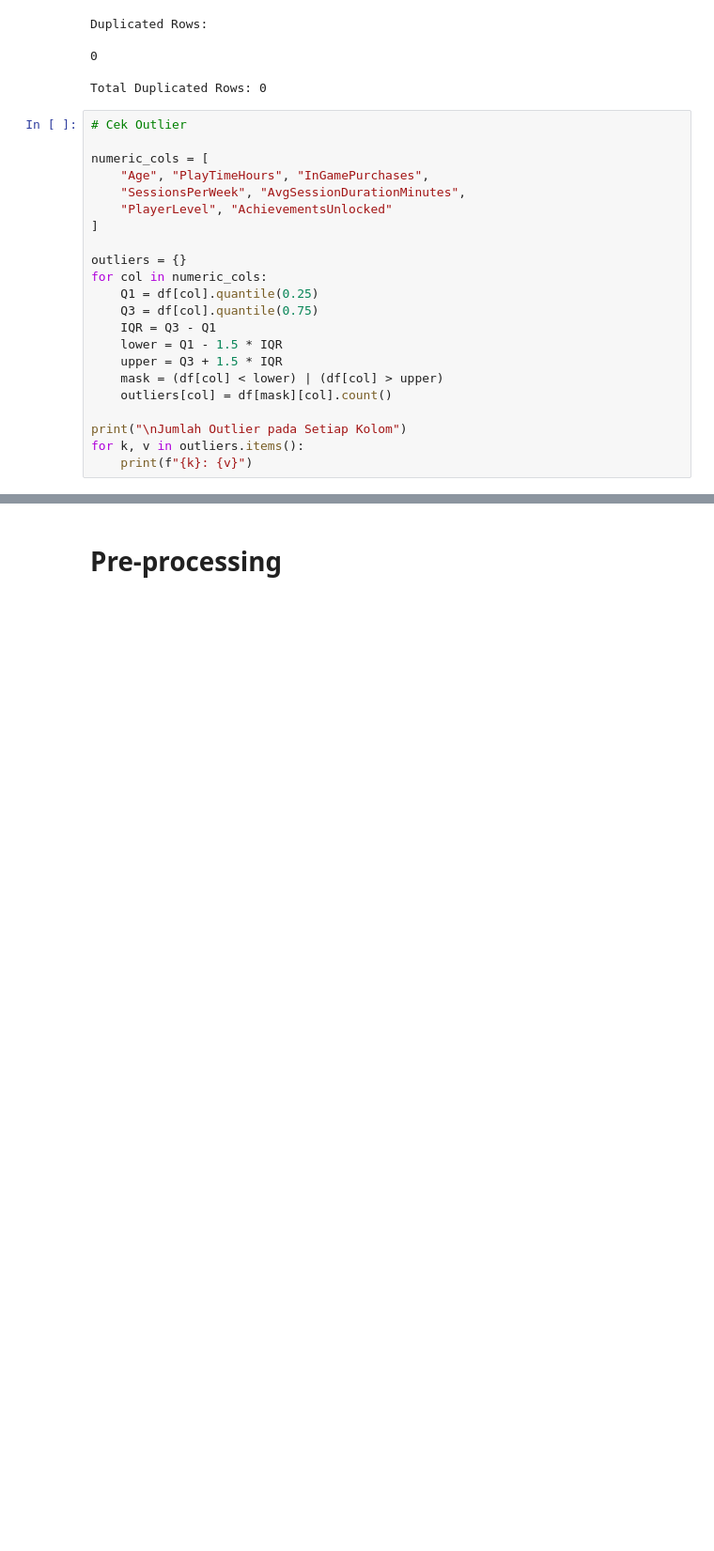
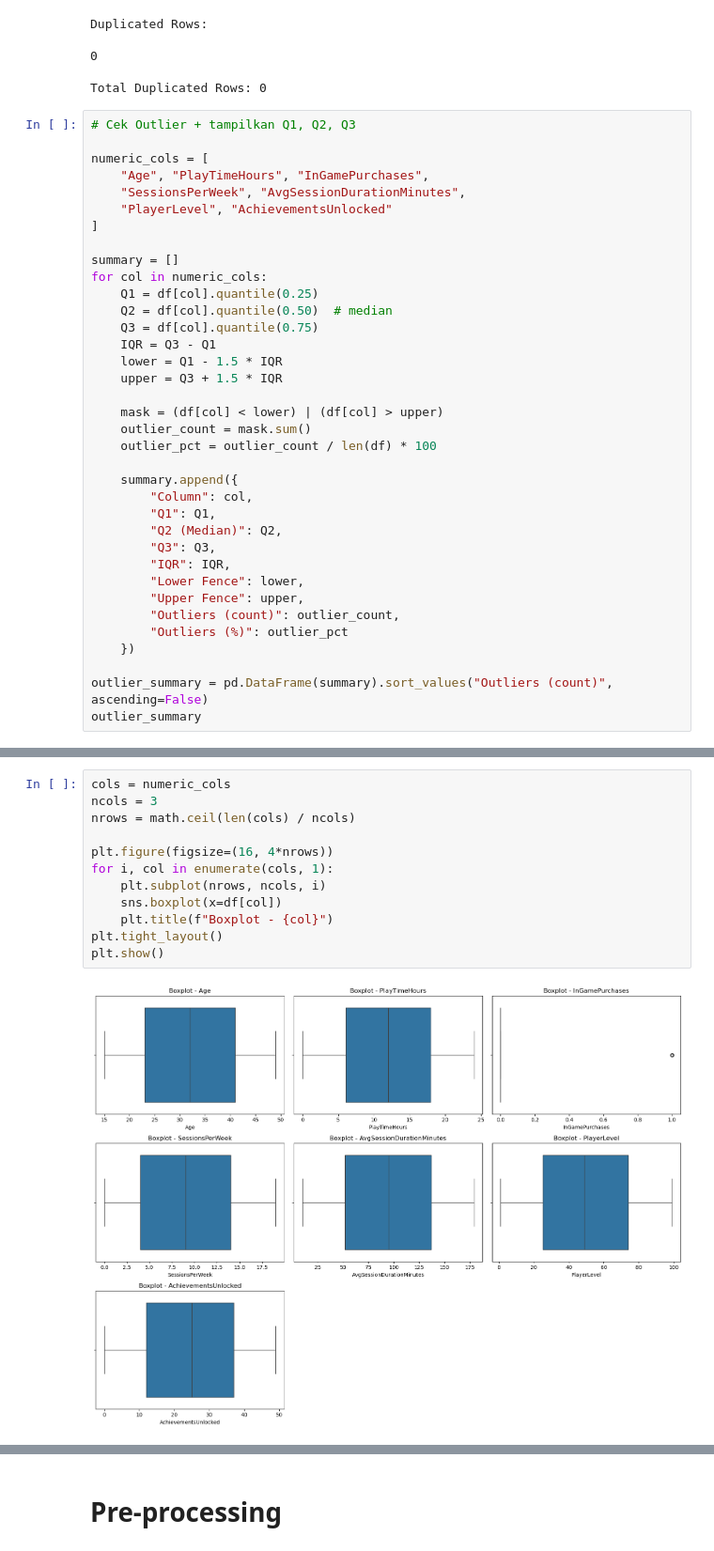
Before and after one commit to lutfialvarop/game-online-engagement, a Jupyter notebook: main.ipynb, the cells around one changed output, grey strips where cells are left out. Shown: that part at 94% size. Cells and saved outputs as stored; diff of their text form; blank space fills up the shorter version.

Commit message:
feat: add graphs to EDA

```diff
--- a/main.ipynb
+++ b/main.ipynb
@@ -162,7 +163,7 @@ Duplicated Rows:
 
 Total Duplicated Rows: 0
 # %%
-# Cek Outlier
+# Cek Outlier + tampilkan Q1, Q2, Q3
 
 numeric_cols = [
     "Age", "PlayTimeHours", "InGamePurchases",
@@ -170,17 +171,31 @@ numeric_cols = [
     "PlayerLevel", "AchievementsUnlocked"
 ]
 
-outliers = {}
+summary = []
 for col in numeric_cols:
     Q1 = df[col].quantile(0.25)
+    Q2 = df[col].quantile(0.50)  # median
     Q3 = df[col].quantile(0.75)
     IQR = Q3 - Q1
     lower = Q1 - 1.5 * IQR
     upper = Q3 + 1.5 * IQR
+
     mask = (df[col] < lower) | (df[col] > upper)
-    outliers[col] = df[mask][col].count()
+    outlier_count = mask.sum()
+    outlier_pct = outlier_count / len(df) * 100
 
-print("\nJumlah Outlier pada Setiap Kolom")
-for k, v in outliers.items():
-    print(f"{k}: {v}")
+    summary.append({
+        "Column": col,
+        "Q1": Q1,
+        "Q2 (Median)": Q2,
+        "Q3": Q3,
+        "IQR": IQR,
+        "Lower Fence": lower,
+        "Upper Fence": upper,
+        "Outliers (count)": outlier_count,
+        "Outliers (%)": outlier_pct
+    })
+
+outlier_summary = pd.DataFrame(summary).sort_values("Outliers (count)", ascending=False)
+outlier_summary
 # %% [output]
@@ -194,0 +210,14 @@ AchievementsUnlocked: 0
+# %%
+cols = numeric_cols
+ncols = 3
+nrows = math.ceil(len(cols) / ncols)
+
+plt.figure(figsize=(16, 4*nrows))
+for i, col in enumerate(cols, 1):
+    plt.subplot(nrows, ncols, i)
+    sns.boxplot(x=df[col])
+    plt.title(f"Boxplot - {col}")
+plt.tight_layout()
+plt.show()
+# %% [output]
+[figure, added]
```
Also changed, not shown: parts of 7 cells of this notebook, 1 other file.
